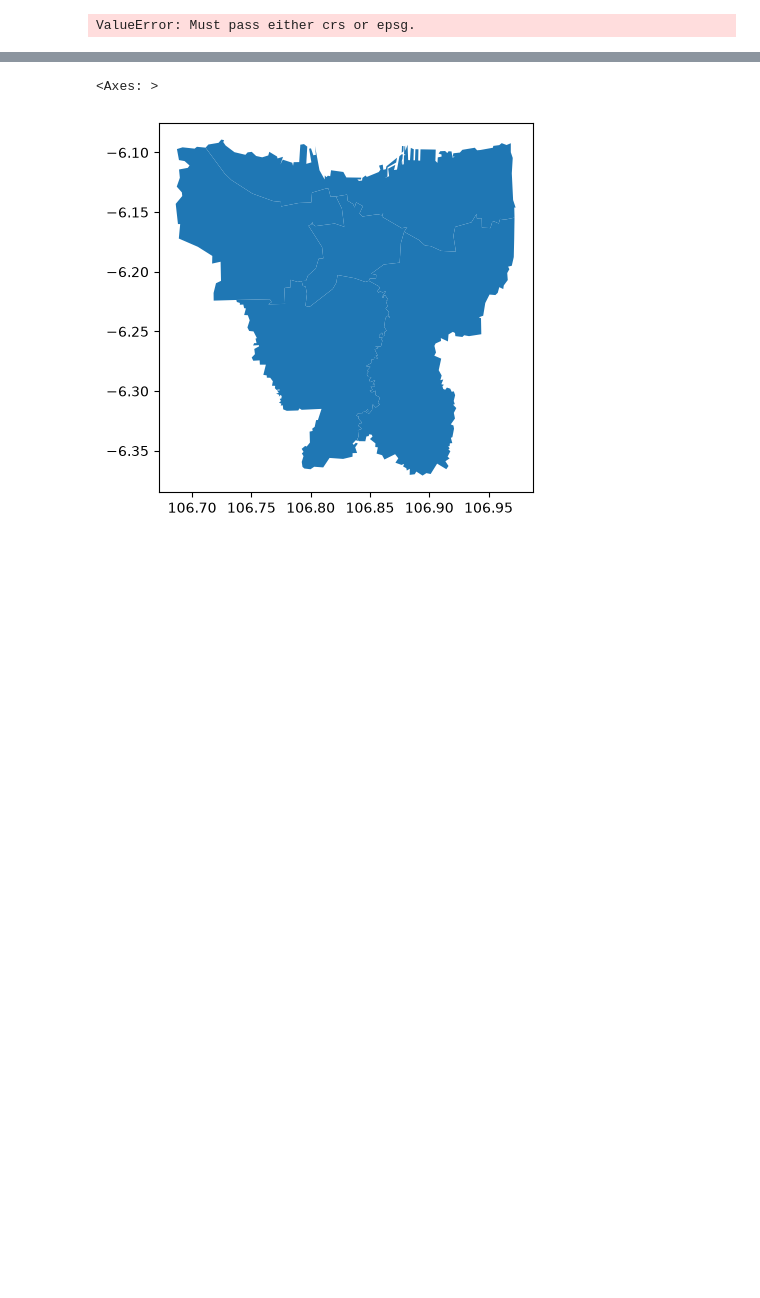
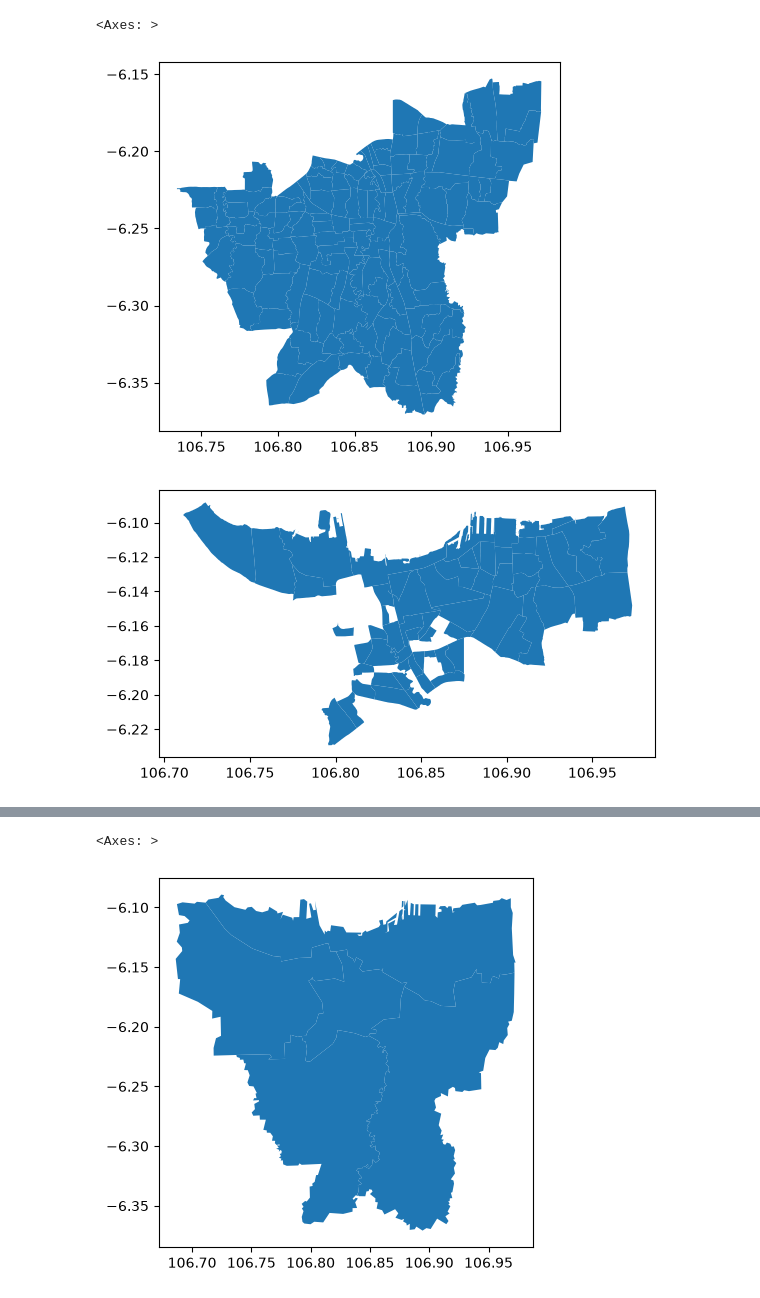
Before and after one commit to bugyardhytio/portfolio, a Jupyter notebook: 1. Geopandas.ipynb, the cells around one changed output, grey strips where cells are left out. Drawn from its saved outputs; the diff is of its cells as text; code cells hidden in the pictures; blank space fills up the shorter version.

```diff
--- a/1. Geopandas.ipynb
+++ b/1. Geopandas.ipynb
@@ -14,9 +14,17 @@ jakut_adm = "data/KOTA_JAKARTA_UTARA/ADMINISTRASIDESA_AR_25K.shp"
 # %%
 data_jaktim = gpd.read_file(jaktim_adm)
 data_jakut = gpd.read_file(jakut_adm)
 data_jaksel = gpd.read_file(jaksel_adm)
+data_jakbar = gpd.read_file(jakbar_adm)
+data_jakpus = gpd.read_file(jakpus_adm)
 
-data_jaktim.to_crs(EPSG)
-#data_jaktim.sjoin(data_jaksel).plot()
+
+data_jaktim.crs == data_jakut.crs == data_jaksel.crs
+data = data_jaktim.sjoin(data_jakut, how="inner")
+#data.sjoin(data_jaksel)
+data_jaktim.union(data_jaksel).plot()
+data_jakpus.union(data_jakut).plot()
 # %% [output]
-ValueError: Must pass either crs or epsg.
+<Axes: >
+[figure, added]
+[figure, added]
```
Also changed, not shown: parts of 3 cells of this notebook.
